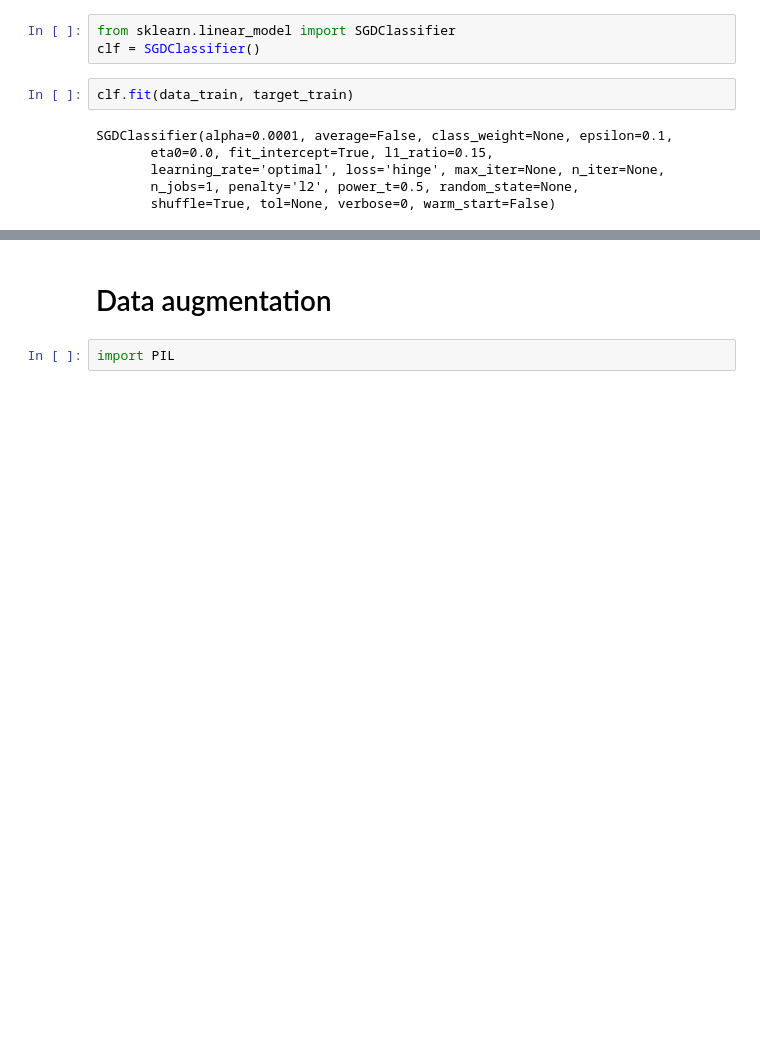
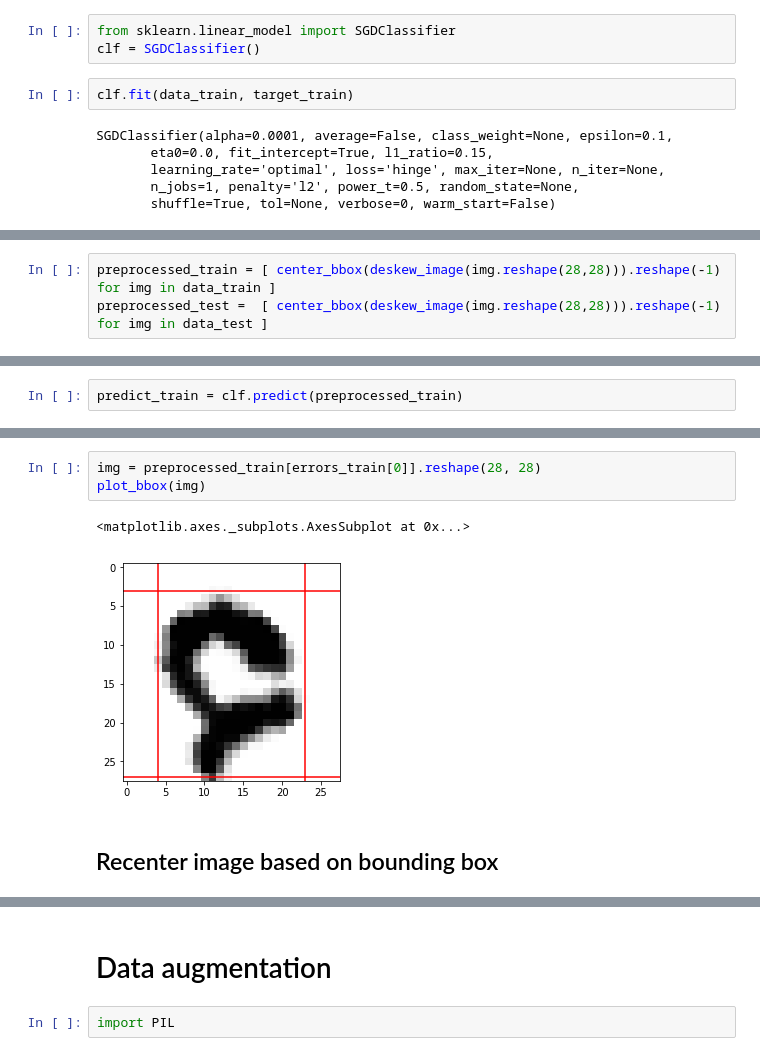
Before and after one commit to arlenk/ipython-notebooks, a Jupyter notebook: sklearn-pipeline-MNIST.ipynb, the cells around one changed output, grey strips where cells are left out. Drawn from its saved outputs; the diff is of its cells as text; blank space fills up the shorter version.

```diff
--- a/sklearn-pipeline-MNIST.ipynb
+++ b/sklearn-pipeline-MNIST.ipynb
@@ -165,0 +182,3 @@ clf.score(data_test, target_test)
+# %%
+preprocessed_train = [ center_bbox(deskew_image(img.reshape(28,28))).reshape(-1) for img in data_train ]
+preprocessed_test =  [ center_bbox(deskew_image(img.reshape(28,28))).reshape(-1) for img in data_test ]
@@ -165,0 +190,2 @@ clf.score(data_test, target_test)
+# %%
+predict_train = clf.predict(preprocessed_train)
@@ -165,0 +200,8 @@ clf.score(data_test, target_test)
+# %%
+img = preprocessed_train[errors_train[0]].reshape(28, 28)
+plot_bbox(img)
+# %% [output]
+<matplotlib.axes._subplots.AxesSubplot at 0x...>
+[figure, added]
+# %% [markdown]
+## Recenter image based on bounding box
```
Also changed, not shown: parts of 29 cells of this notebook.
